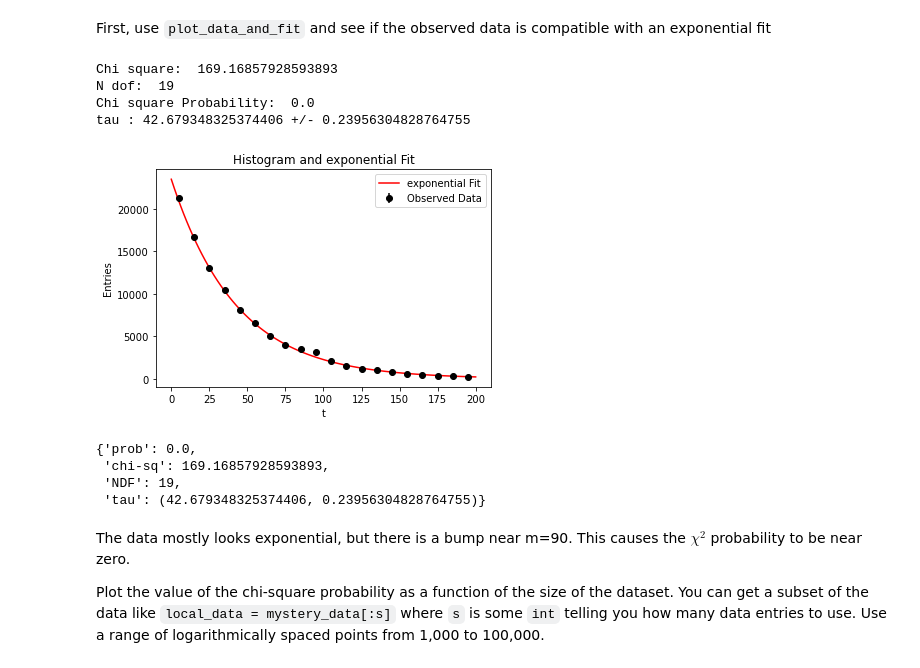
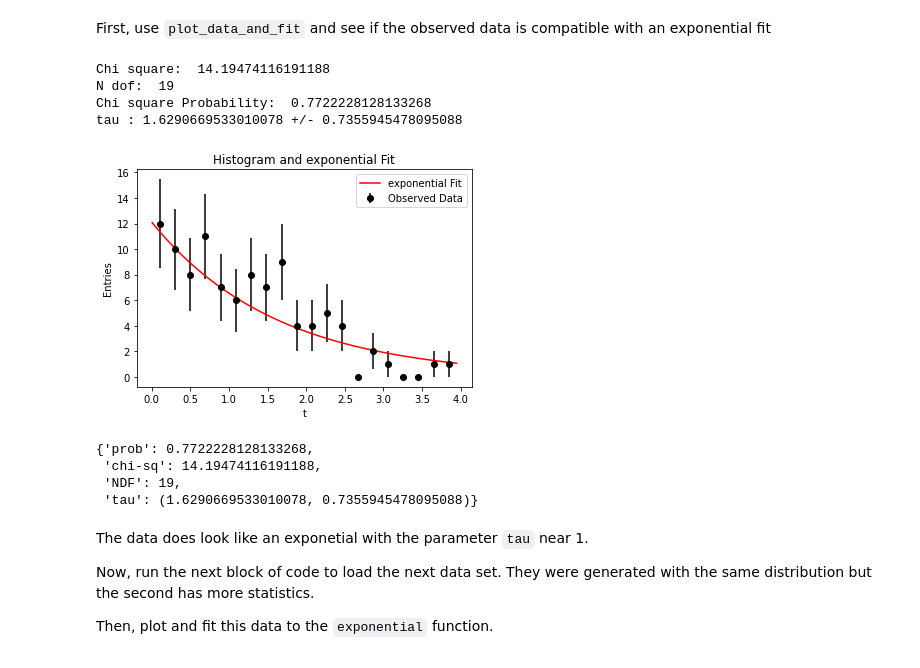
Before and after one commit to kmnelson/michigan-math-science-scolars, a Jupyter notebook: notebooks/DataAnalysisSolutions.ipynb, the cells around one changed output. Saved outputs shown, nothing was run; the diff lists cells and outputs as text; code cells hidden in the pictures.

```diff
--- a/notebooks/DataAnalysisSolutions.ipynb
+++ b/notebooks/DataAnalysisSolutions.ipynb
@@ -79,4 +79,16 @@ One property of a **Probability Density Function** or PDF is that its integral i
 # %%
+x = np.linspace(-100,100,100000)
 print(sum(gaussian(x)*(x[1]-x[0])))
 print(sum(laplace(x)*(x[1]-x[0])))
+print(sum(gaussian(x,sigma=2)*(x[1]-x[0])))
+print(sum(laplace(x,sigma=2,mean=-1)*(x[1]-x[0])))
+
+def numerical_integration(f, **kwargs):
+    x = np.linspace(-100,100,100000)
+    return sum(gaussian(x, **kwargs)*(x[1]-x[0]))
+
+print(numerical_integration(gaussian))
+print(numerical_integration(laplace))
+print(numerical_integration(gaussian, sigma=2))
+print(numerical_integration(laplace, sigma=2, mean=-1))
 # %% [output]
@@ -130,9 +148,6 @@ def plot_data_and_fit(observed_data, num_bins=10, function=gaussian, guess=[], d
     # minimize the chi square test statistic.  Get the best fit parameters.
     optimizedResult = opt.minimize(test_statistic, x0=guess)
 
-    if not optimizedResult.success:
-        print(optimizedResult.message)
-
     optimizedParameters = optimizedResult.x
 
     # use the hessian matrix and residual error to estimate the error bars on the best fit parameters.
@@ -140,6 +155,7 @@ def plot_data_and_fit(observed_data, num_bins=10, function=gaussian, guess=[], d
 
     # print important information to the screen
     probability = 1-stats.chi2.cdf(optimizedResult.fun, float(len(bin_centers)-len(guess)))
+    integral_factor = integrate.quad(function, bin_edges[0], bin_edges[-1], args=tuple(optimizedParameters))[0]
     if doPlot:
         print("Chi square: ", optimizedResult.fun)
         print("N dof: ", len(bin_centers)-len(guess))
@@ -153,7 +169,7 @@ def plot_data_and_fit(observed_data, num_bins=10, function=gaussian, guess=[], d
 
         # Plot the fitted function
         x = np.linspace(min(observed_data), max(observed_data), 100)
-        plt.plot(x, len(observed_data)*bin_width*function(x, *optimizedParameters), 'r', label=callable_name + ' Fit')
+        plt.plot(x, len(observed_data)*bin_width*function(x, *optimizedParameters)/integral_factor, 'r', label=callable_name + ' Fit')
 
         # beautify plot
         plt.xscale('linear')
@@ -281,0 +285,5 @@ tau : 2.462872419018271e-06 +/- 0.002568711190553772
+# %%
+# run this code block without modification
+import cloudpickle as cp
+from urllib.request import urlopen
+lifetime_data = cp.load(urlopen("https://kenelson.web.cern.ch/kenelson/teaching/muon_lifetime.pkl"))
@@ -347,25 +391,24 @@ In this exercise we will investigate toy data and see if we can find a small bum
 Note that we are still using an exponential function but now the x axis is the invariant mass of a pair of photons produced at the LHC.  I have generated mystery data that you will download:
 # %%
 # run this code block without modification
-import cloudpickle as cp
-from urllib.request import urlopen
-mystery_data = cp.load(urlopen("https://kenelson.web.cern.ch/kenelson/teaching/mystery_data.pkl"))
-mystery_data = mystery_data[np.where(mystery_data<200)]
+mystery_data_small = cp.load(urlopen("https://kenelson.web.cern.ch/kenelson/teaching/mystery_data_1.pkl"))
 # %% [markdown]
 First, use `plot_data_and_fit` and see if the observed data is compatible with an exponential fit
 # %%
-plot_data_and_fit(mystery_data, num_bins=20, function=exponential, guess=50)
+plot_data_and_fit(mystery_data_small, num_bins=20, function=exponential)
 # %% [output]
-Chi square:  169.16857928593893
+Chi square:  14.19474116191188
 N dof:  19
-Chi square Probability:  0.0
-tau : 42.679348325374406 +/- 0.23956304828764755
+Chi square Probability:  0.7722228128133268
+tau : 1.6290669533010078 +/- 0.7355945478095088
-[figure, old version]
+[figure, new version]
-{'prob': 0.0,
- 'chi-sq': 169.16857928593893,
+{'prob': 0.7722228128133268,
+ 'chi-sq': 14.19474116191188,
  'NDF': 19,
- 'tau': (42.679348325374406, 0.23956304828764755)}
+ 'tau': (1.6290669533010078, 0.7355945478095088)}
 # %% [markdown]
-The data mostly looks exponential, but there is a bump near m=90.  This causes the $\chi^2$ probability to be near zero.
+The data does look like an exponetial with the parameter `tau` near 1.
 
-Plot the value of the chi-square probability as a function of the size of the dataset.  You can get a subset of the data like `local_data = mystery_data[:s]` where `s` is some `int` telling you how many data entries to use.  Use a range of logarithmically spaced points from 1,000 to 100,000.
+Now, run the next block of code to load the next data set.  They were generated with the same distribution but the second has more statistics.
+
+Then, plot and fit this data to the `exponential` function.
```
Also changed, not shown: parts of 39 cells of this notebook, 11 other files.
